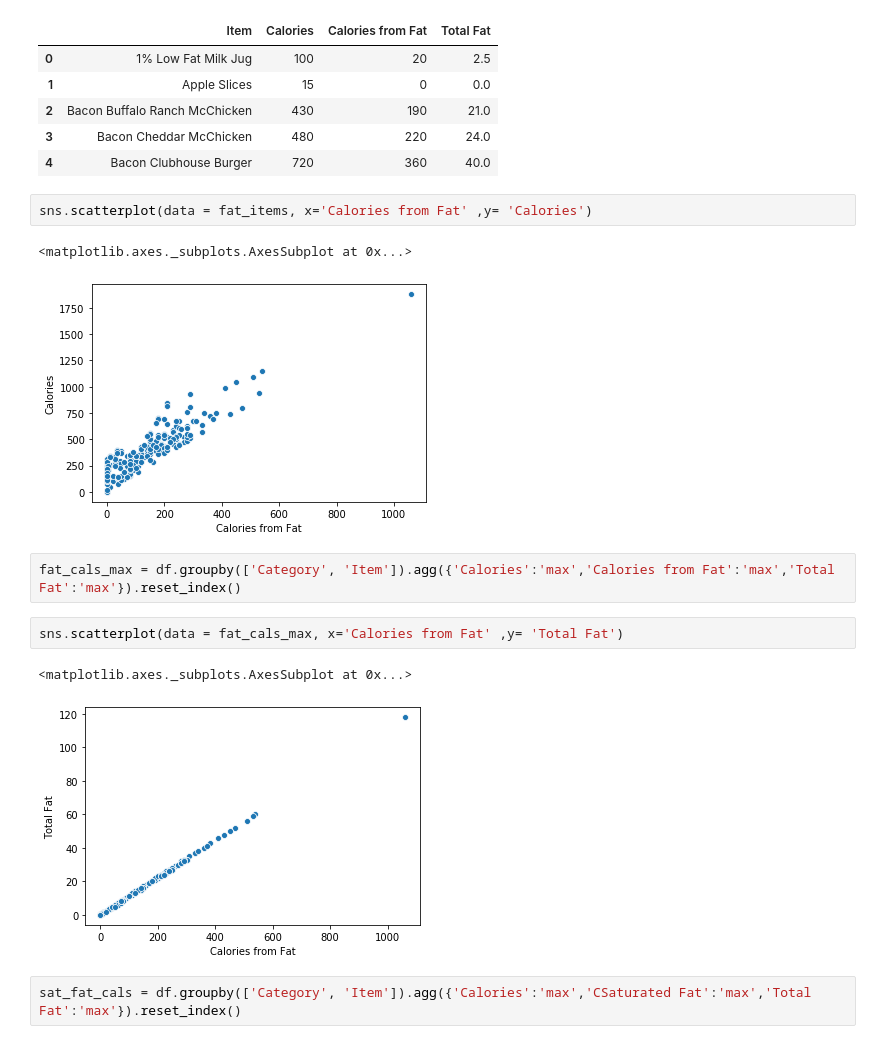
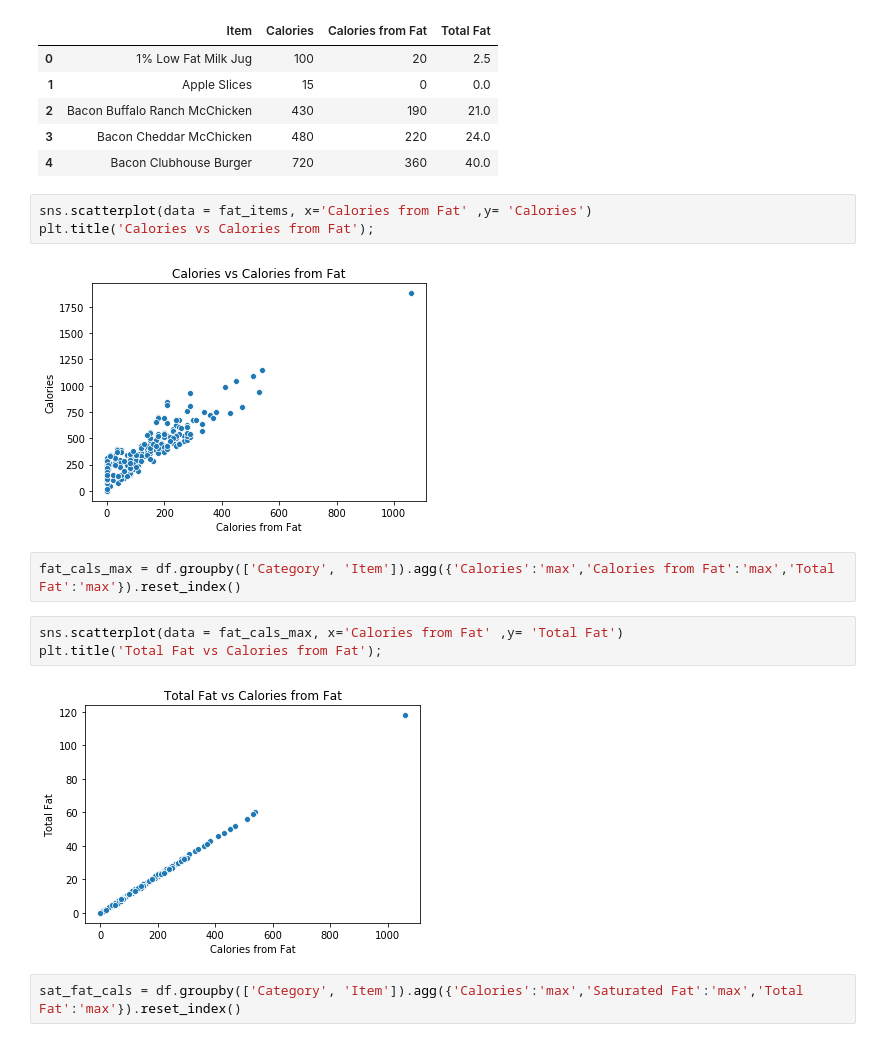
Before and after one commit to ipatel467/McDonald-s-Menu, a Jupyter notebook: Index.ipynb, the cells around one changed output. Cells and saved outputs as stored; diff of their text form.

```diff
--- a/Index.ipynb
+++ b/Index.ipynb
@@ -235,17 +235,17 @@ fat_items.head()
 | 4 | Bacon Clubhouse Burger | 720 | 360 | 40.0 |
 # %%
 sns.scatterplot(data = fat_items, x='Calories from Fat' ,y= 'Calories')
+plt.title('Calories vs Calories from Fat');
 # %% [output]
-<matplotlib.axes._subplots.AxesSubplot at 0x...>
-[figure, old version]
+[figure, new version]
 # %%
 fat_cals_max = df.groupby(['Category', 'Item']).agg({'Calories':'max','Calories from Fat':'max','Total Fat':'max'}).reset_index()
 # %%
 sns.scatterplot(data = fat_cals_max, x='Calories from Fat' ,y= 'Total Fat')
+plt.title('Total Fat vs Calories from Fat');
 # %% [output]
-<matplotlib.axes._subplots.AxesSubplot at 0x...>
-[figure, old version]
+[figure, new version]
 # %%
-sat_fat_cals = df.groupby(['Category', 'Item']).agg({'Calories':'max','CSaturated Fat':'max','Total Fat':'max'}).reset_index()
+sat_fat_cals = df.groupby(['Category', 'Item']).agg({'Calories':'max','Saturated Fat':'max','Total Fat':'max'}).reset_index()
 # %%
 sns.scatterplot(data = sat_fat_cals, x='Saturated Fat' ,y= 'Total Fat')
```
Also changed, not shown: parts of 1 cell of this notebook.
